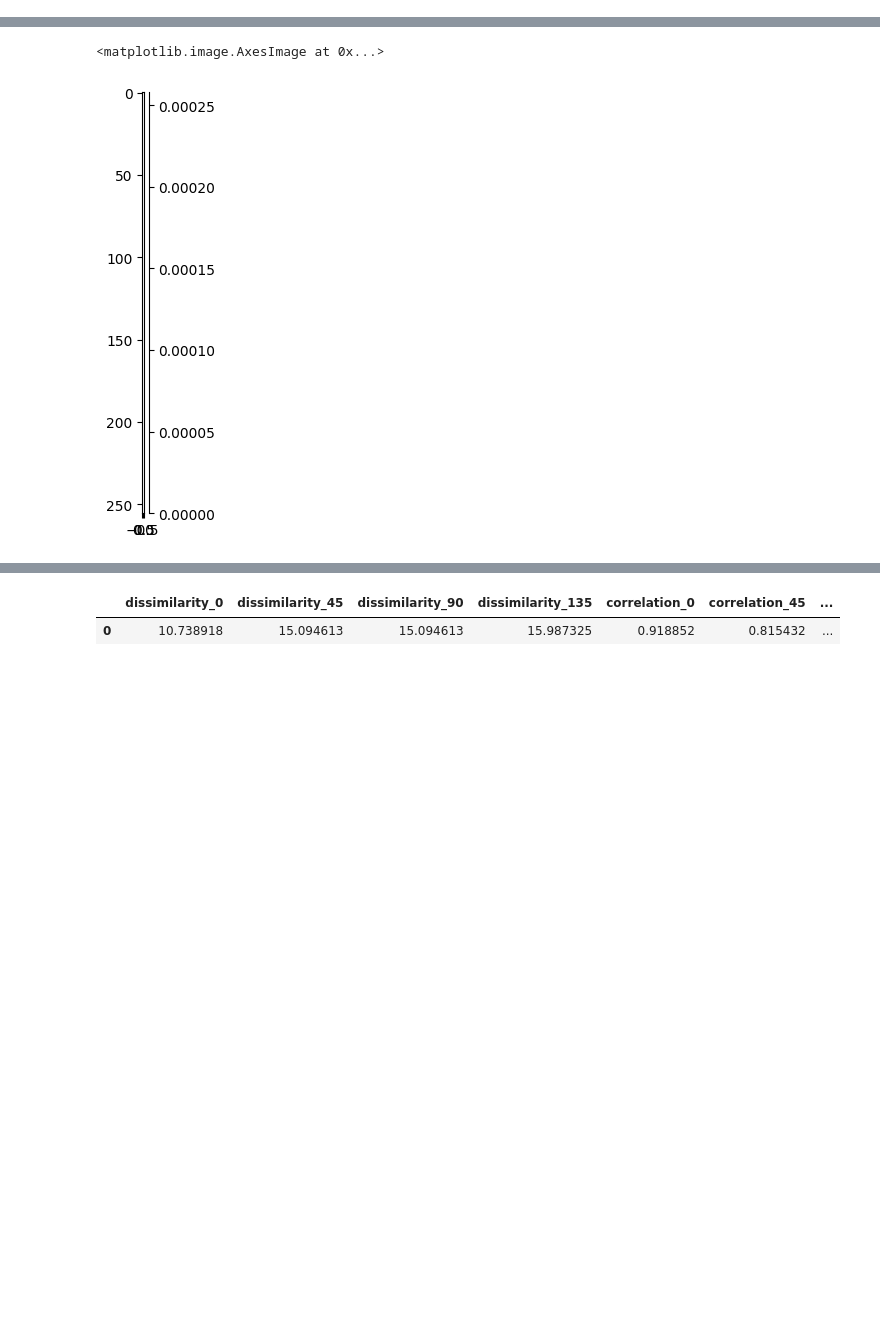
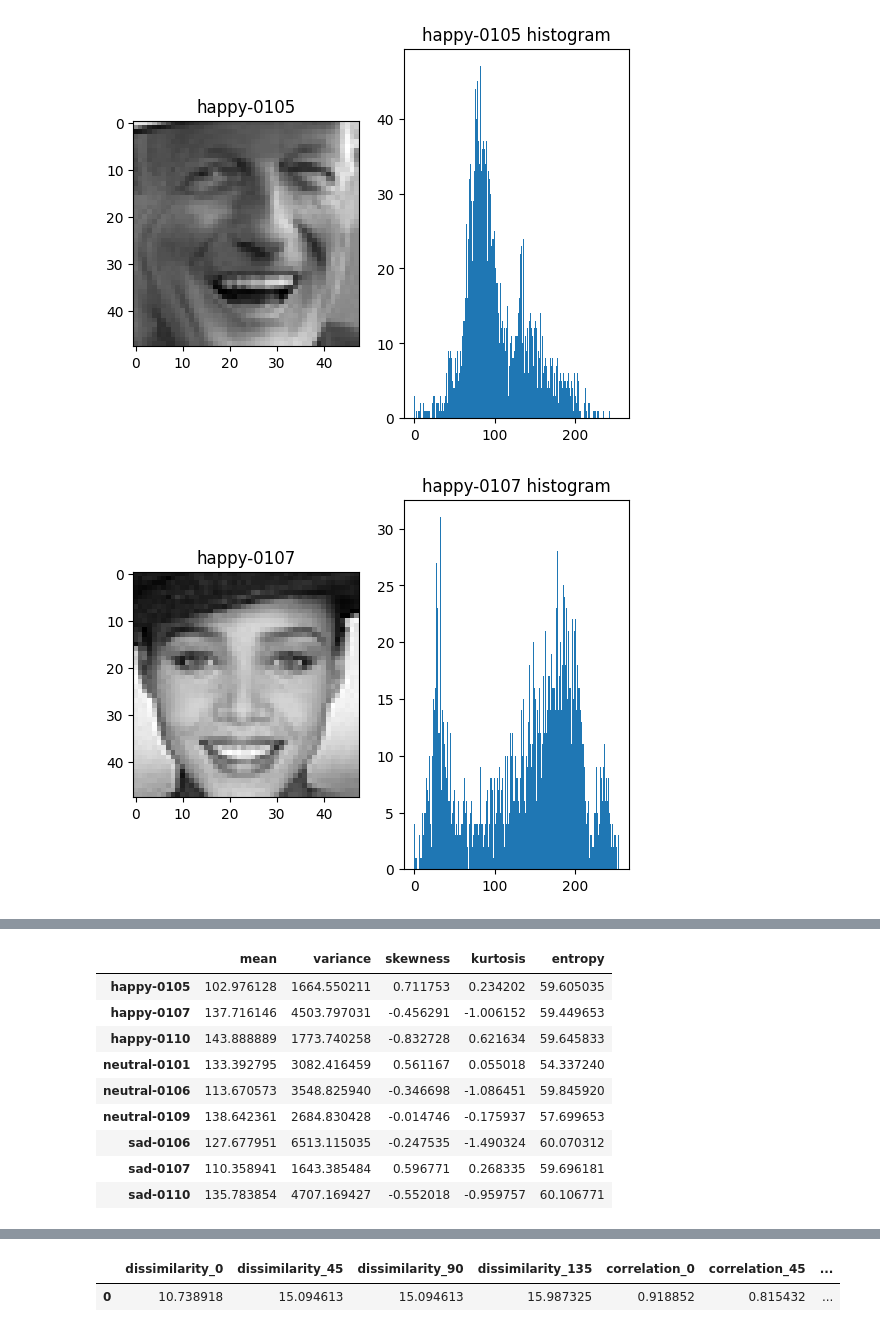
Before and after one commit to tudemaha/multimedia-data-processing-intro, a Jupyter notebook: image-preprocessing/preprocessing.ipynb, the cells around one changed output, grey strips where cells are left out. Saved outputs shown, nothing was run; the diff lists cells and outputs as text; code cells hidden in the pictures; blank space fills up the shorter version.

Commit message:
finish first order statistics and refactor the code

```diff
--- a/image-preprocessing/preprocessing.ipynb
+++ b/image-preprocessing/preprocessing.ipynb
@@ -11,24 +18,20 @@ sad = ['0106', '0107', '0110']
 # %%
 def create_pixel_matrix(emotion: str, number_images: list) -> list:
-    images_pixel = []
-    for i in range(len(number_images)):
-        images_pixel.append(io.imread(f'datasets/{emotion}/{emotion}-{number_images[i]}.jpg', as_gray = True))
-    return images_pixel
+        return io.imread(f'datasets/{emotion}/{emotion}-{number_images}.jpg', as_gray = True)
 # %%
-def show_histogram(emotion: str, number_images: list, image_pixel: list):
-    for i in range(len(image_pixel)):
+def show_histogram(title: str, image_pixel: list):
         plt.subplot(1, 2, 1)
-        plt.imshow(image_pixel[i], cmap = 'gray')
-        plt.title(f'{emotion}-{number_images[i]}')
+        plt.imshow(image_pixel, cmap = 'gray')
+        plt.title(title)
 
         plt.subplot(1, 2, 2)
-        plt.hist(image_pixel[i].ravel(), 256, [0, 255])
-        plt.title(f'{emotion}-{number_images[i]} histogram')
+        plt.hist(image_pixel.ravel(), 256, [0, 255])
+        plt.title(f'{title} histogram')
 
         plt.show()
 # %%
-def first_order_statistics(image_pixel: list):
-    hist, bins = np.histogram(image_pixel, 256, [0, 255])
+def first_order_statistics(image_pixel: list) -> tuple:
+    hist, _ = np.histogram(image_pixel, 256, [0, 255])
 
     # mean
     # print(np.mean(image_pixel))
@@ -40,32 +43,49 @@ def first_order_statistics(image_pixel: list):
     for i in range(256):
         mean += hist_per_sum[i] * i
 
-    print(mean)
+    # print(mean)
 
     # variance
     # print(np.var(image_pixel))
     variance = 0
     for i in range(256):
         variance += (i - mean) ** 2 * hist_per_sum[i]
-    print(variance)
+    # print(variance)
 
     # skewness
     skewness = 0
     for i in range(256):
         skewness += (i - mean) ** 3 * hist_per_sum[i]
     skewness = skewness / (variance * math.sqrt(variance))
-    print(skewness)
+    # print(skewness)
 
     # kurtosis
     kurtosis = 0
     for i in range(256):
         kurtosis += (i - mean) ** 4 * hist_per_sum[i]
     kurtosis = kurtosis / (variance ** 2) - 3
-    print(kurtosis)
+    # print(kurtosis)
 
     # entropy
     entropy = 0
     for i in range(246):
         entropy += hist_per_sum[i] * math.log2(np.spacing(hist_per_sum[i]))
     entropy = -entropy
-    print(entropy)
+    # print(entropy)
+
+    return (mean, variance, skewness, kurtosis, entropy)
+# %%
+first_statistics = []
+image_label = []
+for emotion in ['happy', 'neutral', 'sad']:
+    for e in selected[emotion]:
+        image_label.append(f'{emotion}-{e}')
+        image_pixel = create_pixel_matrix(emotion, e)
+        show_histogram(f'{emotion}-{e}', image_pixel)
+        first_statistics.append(first_order_statistics(image_pixel))
+
+test = pd.DataFrame(first_statistics, columns=['mean', 'variance', 'skewness', 'kurtosis', 'entropy'], index=image_label)
+test
+# %% [output]
+[figure, added]
+[figure, added]
@@ -72,3 +99,13 @@ def first_order_statistics(image_pixel: list):
+|  | mean | variance | skewness | kurtosis | entropy |
+| happy-0105 | 102.976128 | 1664.550211 | 0.711753 | 0.234202 | 59.605035 |
+| happy-0107 | 137.716146 | 4503.797031 | -0.456291 | -1.006152 | 59.449653 |
+| happy-0110 | 143.888889 | 1773.740258 | -0.832728 | 0.621634 | 59.645833 |
+| neutral-0101 | 133.392795 | 3082.416459 | 0.561167 | 0.055018 | 54.337240 |
+| neutral-0106 | 113.670573 | 3548.825940 | -0.346698 | -1.086451 | 59.845920 |
+| neutral-0109 | 138.642361 | 2684.830428 | -0.014746 | -0.175937 | 57.699653 |
+| sad-0106 | 127.677951 | 6513.115035 | -0.247535 | -1.490324 | 60.070312 |
+| sad-0107 | 110.358941 | 1643.385484 | 0.596771 | 0.268335 | 59.696181 |
+| sad-0110 | 135.783854 | 4707.169427 | -0.552018 | -0.959757 | 60.106771 |
 # %%
 def glcm_calculation(pixel_image, dist = [5], angles = [0, np.pi / 4, np.pi / 3, 3 * np.pi / 4], level = 256, sym = True, norm = True):
     glcm = graycomatrix(pixel_image,
@@ -85,13 +122,6 @@ def glcm_features(glcm_matrix, props):
         features.append(item)
 
     return features
-# %%
-pixel_images = create_pixel_matrix('happy', happy)
-glcm_matrix = glcm_calculation(pixel_images[0], dist=[1])
-io.imshow(glcm_matrix[0])
-# %% [output]
-<matplotlib.image.AxesImage at 0x...>
-[figure, removed]
 # %%
 properties = ['dissimilarity', 'correlation', 'homogeneity', 'contrast', 'ASM', 'energy']
 glcm_all_agls = []
```
Also changed, not shown: parts of 4 cells of this notebook.
